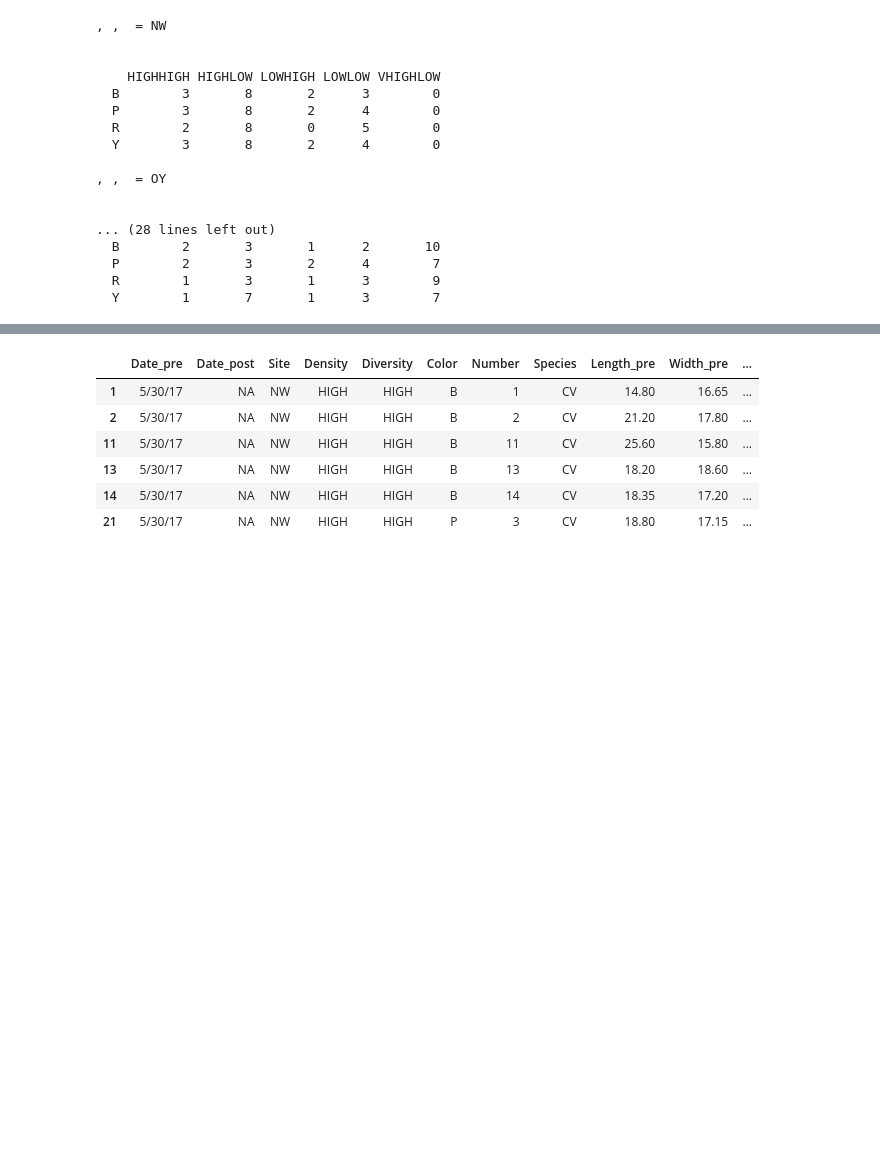
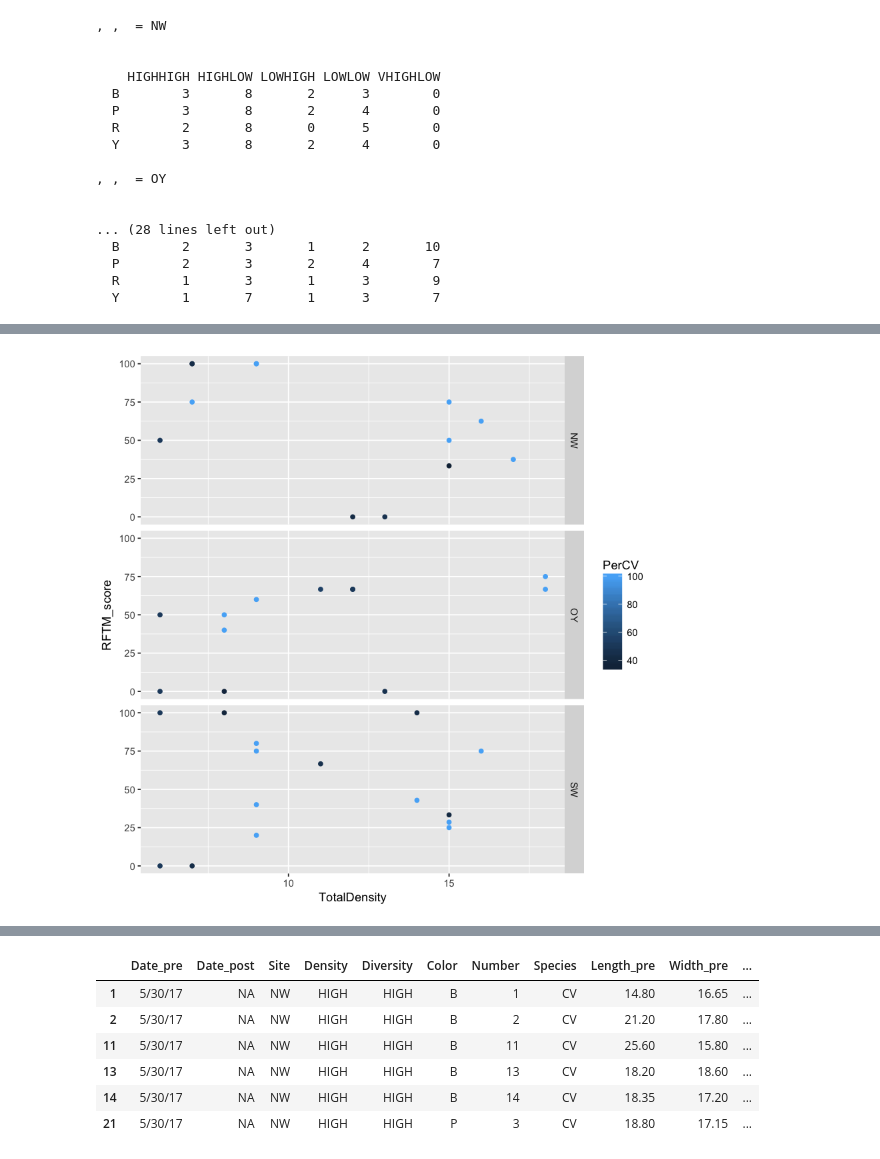
Before and after one commit to sagw/DE1, a Jupyter notebook: Size_RFTM_Prelim.ipynb, the cells around one changed output, grey strips where cells are left out. Drawn from its saved outputs; the diff is of its cells as text; code cells hidden in the pictures; blank space fills up the shorter version.

```diff
--- a/Size_RFTM_Prelim.ipynb
+++ b/Size_RFTM_Prelim.ipynb
@@ -173,0 +181,4 @@ table(cvRFTM$Color, cvRFTM$treatment, cvRFTM$Site)
+# %%
+ggplot(prevalence, aes(x=TotalDensity, y=RFTM_score)) + facet_grid(Site~.)+ geom_point(aes(color=PerCV))
+# %% [output]
+[figure, added]
```
Also changed, not shown: parts of 44 cells of this notebook.
